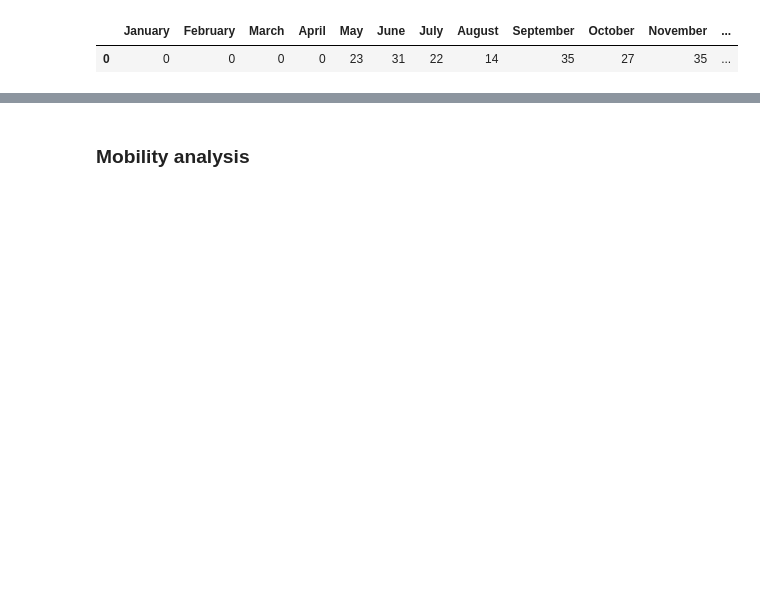
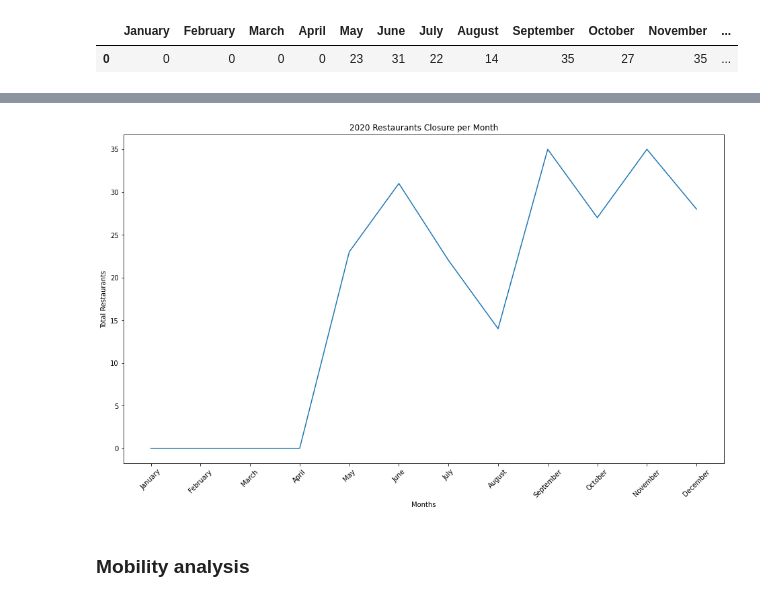
Before and after one commit to Josh-Weidenaar/Project_1, a Jupyter notebook: Main.ipynb, the cells around one changed output, grey strips where cells are left out. Cells and saved outputs as stored; diff of their text form; code cells hidden in the pictures; blank space fills up the shorter version.

```diff
--- a/Main.ipynb
+++ b/Main.ipynb
@@ -216,7 +216,7 @@ year20
 # Create line chart
 x_axis = list(year20.keys())
 y_axis = [0, 0,0,0,23,31,22,14,35,27,35,28]
-plt.figure(figsize=(5,10)
+plt.figure(figsize=(16,9))
 plt.plot(x_axis, y_axis)
 plt.title('2020 Restaurants Closure per Month')
 plt.xlabel('Months')
@@ -228,3 +227,4 @@ SyntaxError: invalid syntax (<ipython-input-16-6454ccbf2919>, line 5)
+[figure, added]
 # %% [markdown]
 ### Mobility analysis
 # %%
```
Also changed, not shown: parts of 7 cells of this notebook, 5 other files.
